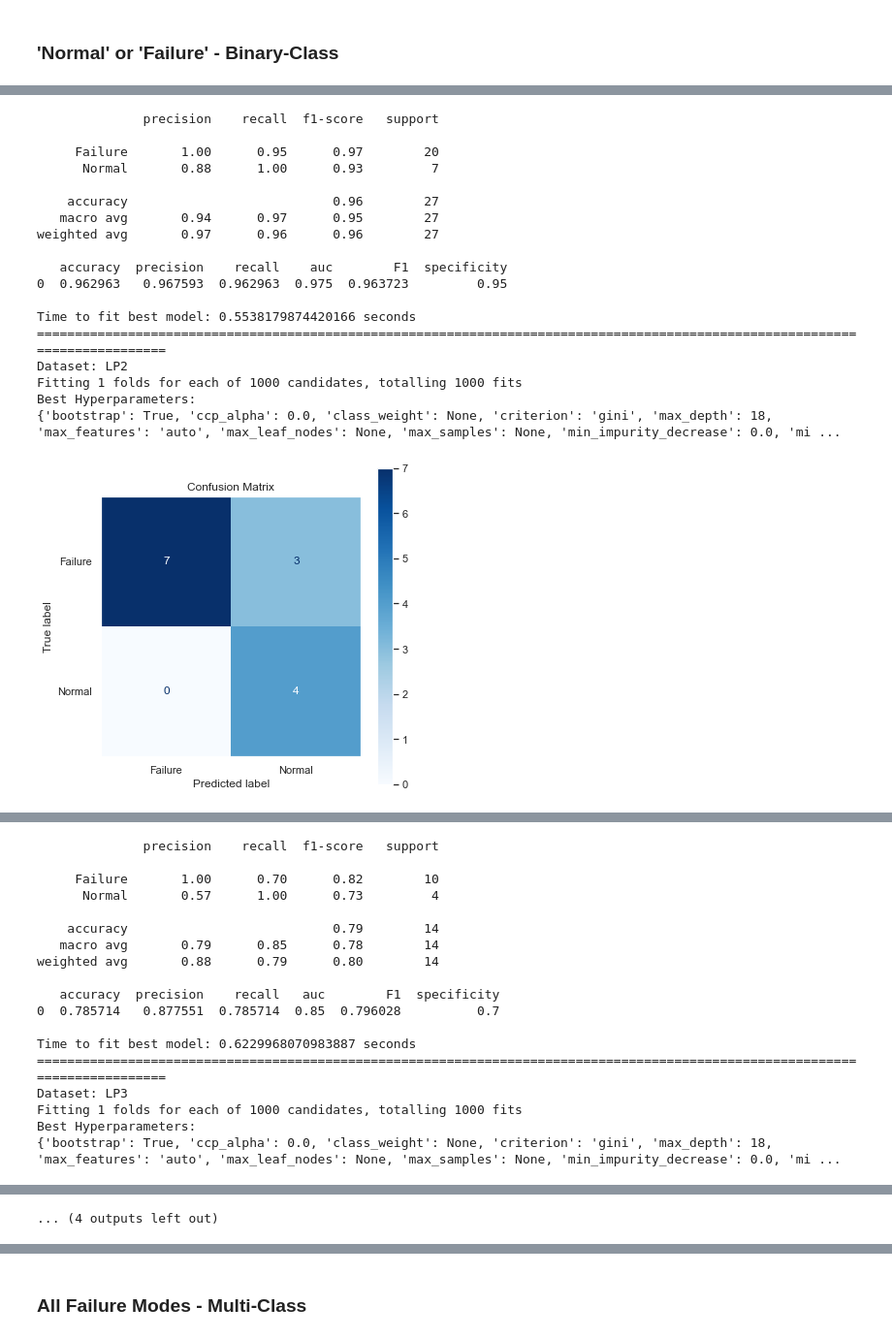
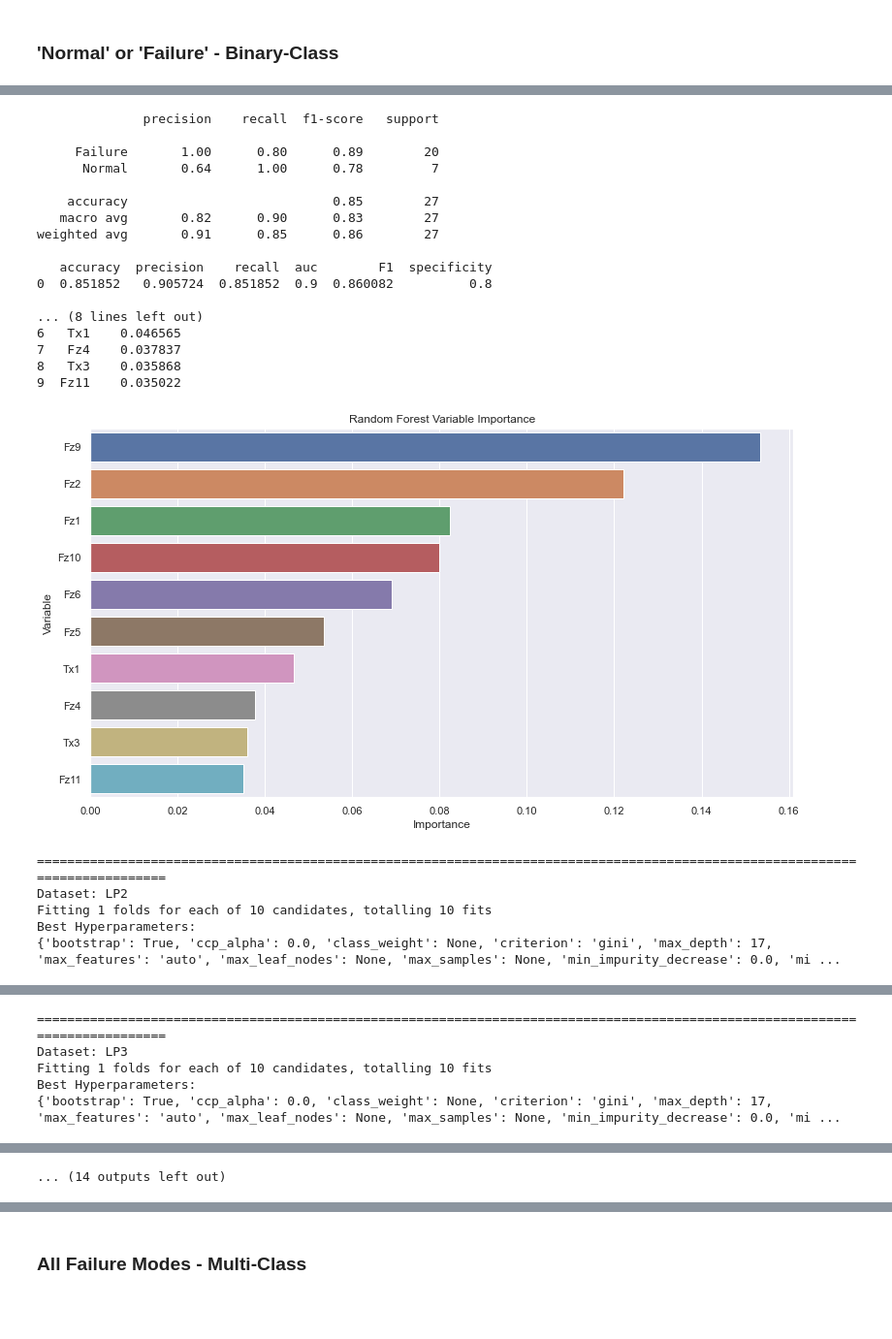
Before and after one commit to Danielwoodh/Robot-Failure-Classification, a Jupyter notebook: robot-failure-classification.ipynb, the cells around one changed output, grey strips where cells are left out. Shown at 97% size. Saved outputs shown, nothing was run; the diff lists cells and outputs as text; code cells hidden in the pictures; blank space fills up the shorter version.

Commit message:
Finished Models

```diff
--- a/robot-failure-classification.ipynb
+++ b/robot-failure-classification.ipynb
@@ -727,7 +728,7 @@ params = {
 # %%
 for dataset, input_cols, output_cols, name in binary_zipped_dict:
     print(f'Dataset: {name}')
-    build_model(
+    model = build_model(
         # The dataset to be used
         df=dataset,
         # The classifier to be used
@@ -739,10 +740,10 @@ for dataset, input_cols, output_cols, name in binary_zipped_dict:
         cv=1,
         # Boolean, should SMOTE be used, default True
         smote=True,
-        # Defining the size of the test dataset
+        # Defining the size of the test dataset~
         test_size=0.3,
         # Number of iterations to determine best params
-        n_iter=1000,
+        n_iter=10,
         # Input columns to be used
         input_cols=input_cols,
         # Output columns to be used
@@ -750,6 +751,23 @@ for dataset, input_cols, output_cols, name in binary_zipped_dict:
         # Boolean, should verbose be used, default True
         verbose=True
     )
+
+    feature_importances = pd.DataFrame(model.feature_importances_,
+        index=input_cols,
+        columns=['importance']).sort_values('importance', ascending=False
+    )
+    feature_importances = feature_importances.reset_index()
+
+    plt.figure(figsize=(13, 7))
+    sns.barplot(
+        x="importance", y='index',
+        data=feature_importances[0:10], label="Total"
+    )
+    plt.title("Random Forest Variable Importance")
+    plt.ylabel("Variable")
+    plt.xlabel("Importance")
+    plt.show()
+
     print('=' * 125)
 # %% [output]
 Dataset: LP1
@@ -761,19 +779,23 @@ Best Hyperparameters:
               precision    recall  f1-score   support
 
-     Failure       1.00      0.95      0.97        20
-      Normal       0.88      1.00      0.93         7
+     Failure       1.00      0.80      0.89        20
+      Normal       0.64      1.00      0.78         7
 
-    accuracy                           0.96        27
-   macro avg       0.94      0.97      0.95        27
-weighted avg       0.97      0.96      0.96        27
+    accuracy                           0.85        27
+   macro avg       0.82      0.90      0.83        27
+weighted avg       0.91      0.85      0.86        27
 
-   accuracy  precision    recall    auc        F1  specificity
-0  0.962963   0.967593  0.962963  0.975  0.963723         0.95
+   accuracy  precision    recall  auc        F1  specificity
+0  0.851852   0.905724  0.851852  0.9  0.860082          0.8
 
-Time to fit best model: 0.5538179874420166 seconds
-=============================================================================================================================
-Dataset: LP2
-Fitting 1 folds for each of 1000 candidates, totalling 1000 fits
-Best Hyperparameters:
-{'bootstrap': True, 'ccp_alpha': 0.0, 'class_weight': None, 'criterion': 'gini', 'max_depth': 18, 'max_features': 'auto', 'max_leaf_nodes': None, 'max_samples': None, 'min_impurity_decrease': 0.0, 'mi ...
+... (8 lines left out)
+6   Tx1    0.046565
+7   Fz4    0.037837
+8   Tx3    0.035868
+9  Fz11    0.035022
-[figure, old version]
+[figure, new version]
+=============================================================================================================================
+Dataset: LP2
+Fitting 1 folds for each of 10 candidates, totalling 10 fits
+Best Hyperparameters:
+{'bootstrap': True, 'ccp_alpha': 0.0, 'class_weight': None, 'criterion': 'gini', 'max_depth': 17, 'max_features': 'auto', 'max_leaf_nodes': None, 'max_samples': None, 'min_impurity_decrease': 0.0, 'mi ...
@@ -781,18 +802,0 @@ Best Hyperparameters:
-              precision    recall  f1-score   support
-
-     Failure       1.00      0.70      0.82        10
-      Normal       0.57      1.00      0.73         4
-
-    accuracy                           0.79        14
-   macro avg       0.79      0.85      0.78        14
-weighted avg       0.88      0.79      0.80        14
-
-   accuracy  precision    recall   auc        F1  specificity
-0  0.785714   0.877551  0.785714  0.85  0.796028          0.7
-
-Time to fit best model: 0.6229968070983887 seconds
-=============================================================================================================================
-Dataset: LP3
-Fitting 1 folds for each of 1000 candidates, totalling 1000 fits
-Best Hyperparameters:
-{'bootstrap': True, 'ccp_alpha': 0.0, 'class_weight': None, 'criterion': 'gini', 'max_depth': 18, 'max_features': 'auto', 'max_leaf_nodes': None, 'max_samples': None, 'min_impurity_decrease': 0.0, 'mi ...
@@ -818,0 +822,5 @@ Best Hyperparameters:
+=============================================================================================================================
+Dataset: LP3
+Fitting 1 folds for each of 10 candidates, totalling 10 fits
+Best Hyperparameters:
+{'bootstrap': True, 'ccp_alpha': 0.0, 'class_weight': None, 'criterion': 'gini', 'max_depth': 17, 'max_features': 'auto', 'max_leaf_nodes': None, 'max_samples': None, 'min_impurity_decrease': 0.0, 'mi ...
@@ -821 +828 @@ Best Hyperparameters:
-... (4 outputs left out)
+... (14 outputs left out)
```
Also changed, not shown: parts of 14 cells of this notebook, 1 other file.
